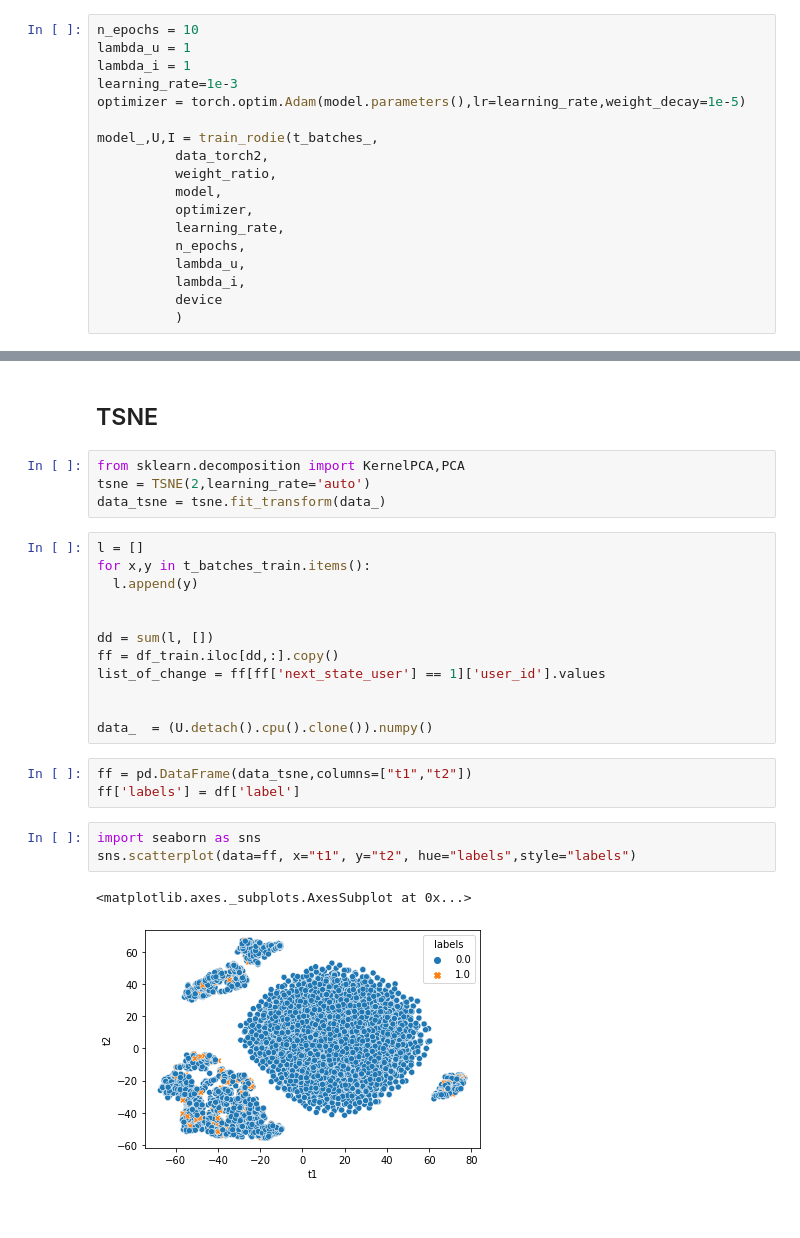
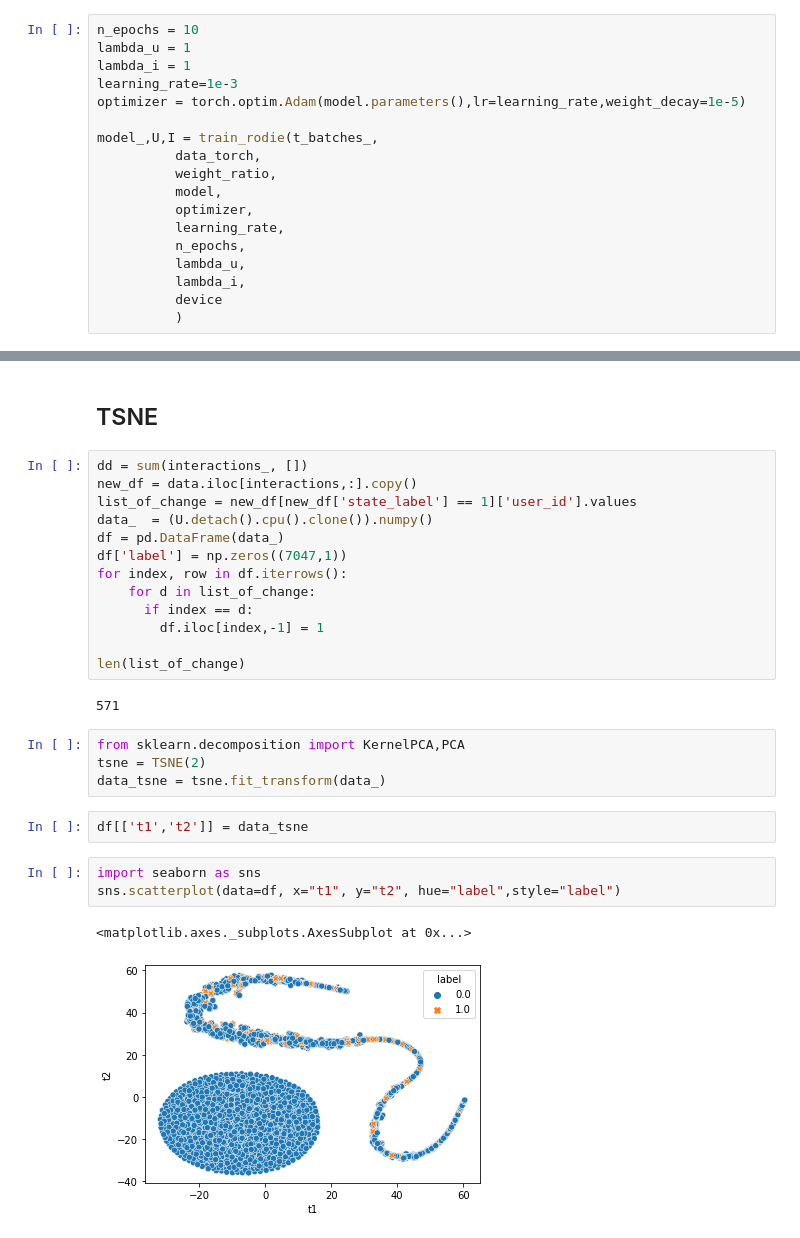
Before and after one commit to RayanAAY-ops/RE-Jodie-Recommander-System, a Jupyter notebook: main.ipynb, the cells around one changed output, grey strips where cells are left out. Drawn from its saved outputs; the diff is of its cells as text.

```diff
--- a/main.ipynb
+++ b/main.ipynb
@@ -153,7 +156,7 @@ learning_rate=1e-3
 optimizer = torch.optim.Adam(model.parameters(),lr=learning_rate,weight_decay=1e-5)
 
 model_,U,I = train_rodie(t_batches_,
-          data_torch2,
+          data_torch,
           weight_ratio,
           model,
           optimizer,
@@ -171,27 +185,29 @@ Training...
 # %% [markdown]
 ## TSNE
+# %%
+dd = sum(interactions_, [])
+new_df = data.iloc[interactions,:].copy()
+list_of_change = new_df[new_df['state_label'] == 1]['user_id'].values
+data_  = (U.detach().cpu().clone()).numpy()
+df = pd.DataFrame(data_)
+df['label'] = np.zeros((7047,1))
+for index, row in df.iterrows():
+    for d in list_of_change:
+      if index == d:
+        df.iloc[index,-1] = 1
+
+len(list_of_change)
+# %% [output]
+571
 # %%
 from sklearn.decomposition import KernelPCA,PCA
-tsne = TSNE(2,learning_rate='auto')
+tsne = TSNE(2)
 data_tsne = tsne.fit_transform(data_)
-# %%
-l = []
-for x,y in t_batches_train.items():
-  l.append(y)
-
-
-dd = sum(l, [])
-ff = df_train.iloc[dd,:].copy()
-list_of_change = ff[ff['next_state_user'] == 1]['user_id'].values
-
-
-data_  = (U.detach().cpu().clone()).numpy()
-# %%
-ff = pd.DataFrame(data_tsne,columns=["t1","t2"])
-ff['labels'] = df['label']
+# %%
+df[['t1','t2']] = data_tsne
 # %%
 import seaborn as sns
-sns.scatterplot(data=ff, x="t1", y="t2", hue="labels",style="labels")
+sns.scatterplot(data=df, x="t1", y="t2", hue="label",style="label")
 # %% [output]
 <matplotlib.axes._subplots.AxesSubplot at 0x...>
-[figure, old version]
+[figure, new version]
```
Also changed, not shown: parts of 13 cells of this notebook.
